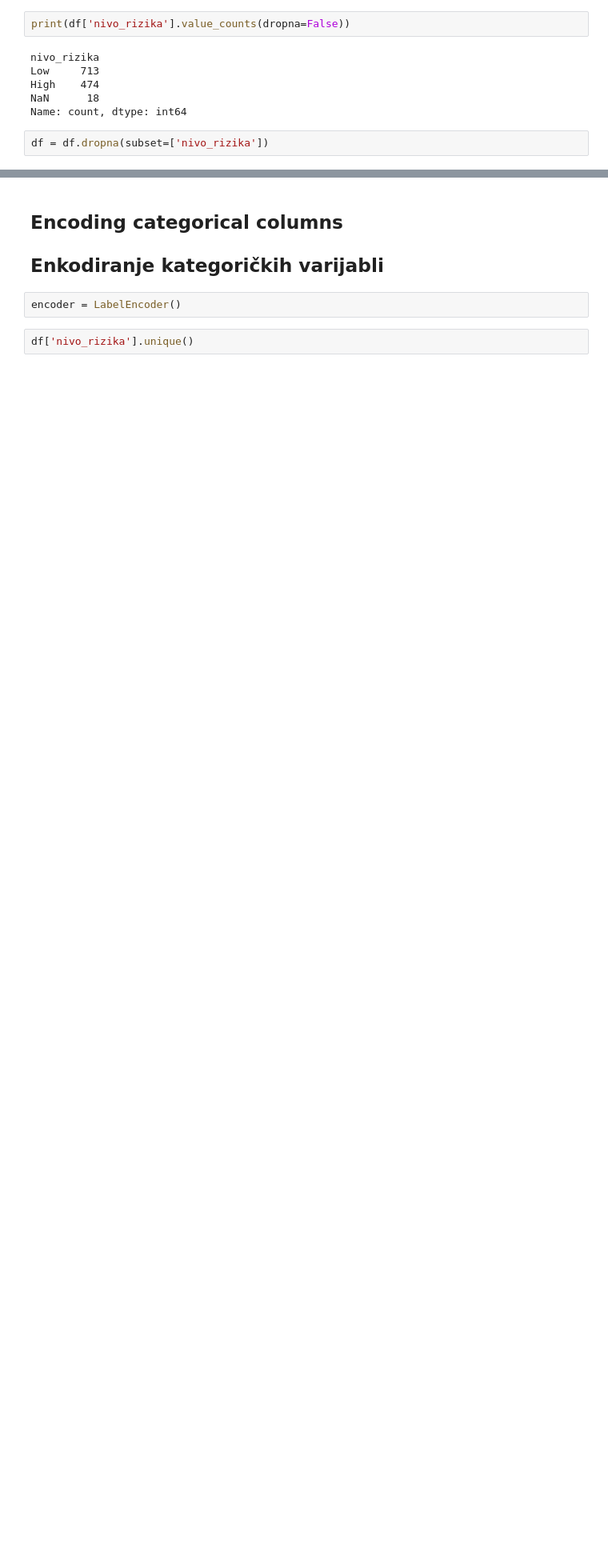
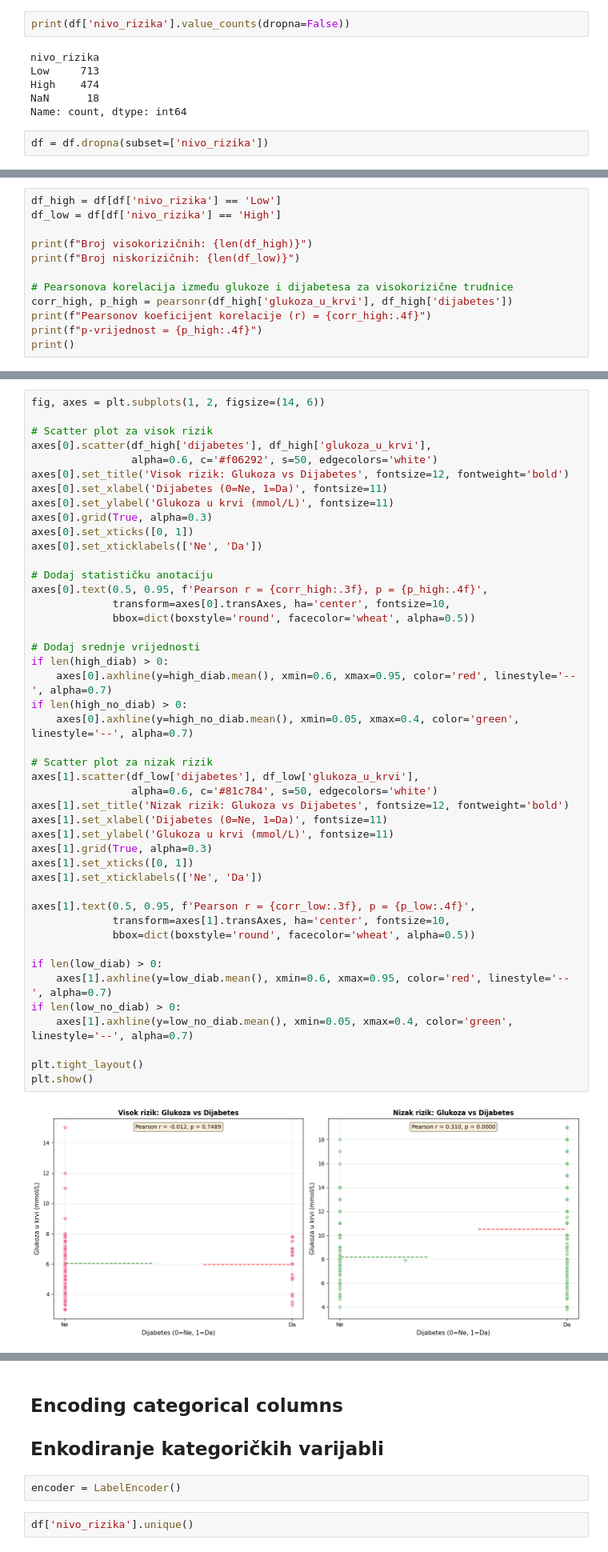
Before and after one commit to a-gcvc/Gestatix, a Jupyter notebook: backend/notebooks/analysisSet1.ipynb, the cells around one changed output, grey strips where cells are left out. Shown at 80% size. Saved outputs shown, nothing was run; the diff lists cells and outputs as text; blank space fills up the shorter version.

```diff
--- a/backend/notebooks/analysisSet1.ipynb
+++ b/backend/notebooks/analysisSet1.ipynb
@@ -241,0 +247,12 @@ df = df.dropna(subset=['nivo_rizika'])
+# %%
+df_high = df[df['nivo_rizika'] == 'Low']
+df_low = df[df['nivo_rizika'] == 'High']
+
+print(f"Broj visokorizičnih: {len(df_high)}")
+print(f"Broj niskorizičnih: {len(df_low)}")
+
+# Pearsonova korelacija između glukoze i dijabetesa za visokorizične trudnice
+corr_high, p_high = pearsonr(df_high['glukoza_u_krvi'], df_high['dijabetes'])
+print(f"Pearsonov koeficijent korelacije (r) = {corr_high:.4f}")
+print(f"p-vrijednost = {p_high:.4f}")
+print()
@@ -241,0 +338,47 @@ df = df.dropna(subset=['nivo_rizika'])
+# %%
+fig, axes = plt.subplots(1, 2, figsize=(14, 6))
+
+# Scatter plot za visok rizik
+axes[0].scatter(df_high['dijabetes'], df_high['glukoza_u_krvi'],
+                alpha=0.6, c='#f06292', s=50, edgecolors='white')
+axes[0].set_title('Visok rizik: Glukoza vs Dijabetes', fontsize=12, fontweight='bold')
+axes[0].set_xlabel('Dijabetes (0=Ne, 1=Da)', fontsize=11)
+axes[0].set_ylabel('Glukoza u krvi (mmol/L)', fontsize=11)
+axes[0].grid(True, alpha=0.3)
+axes[0].set_xticks([0, 1])
+axes[0].set_xticklabels(['Ne', 'Da'])
+
+# Dodaj statističku anotaciju
+axes[0].text(0.5, 0.95, f'Pearson r = {corr_high:.3f}, p = {p_high:.4f}',
+             transform=axes[0].transAxes, ha='center', fontsize=10,
+             bbox=dict(boxstyle='round', facecolor='wheat', alpha=0.5))
+
+# Dodaj srednje vrijednosti
+if len(high_diab) > 0:
+    axes[0].axhline(y=high_diab.mean(), xmin=0.6, xmax=0.95, color='red', linestyle='--', alpha=0.7)
+if len(high_no_diab) > 0:
+    axes[0].axhline(y=high_no_diab.mean(), xmin=0.05, xmax=0.4, color='green', linestyle='--', alpha=0.7)
+
+# Scatter plot za nizak rizik
+axes[1].scatter(df_low['dijabetes'], df_low['glukoza_u_krvi'],
+                alpha=0.6, c='#81c784', s=50, edgecolors='white')
+axes[1].set_title('Nizak rizik: Glukoza vs Dijabetes', fontsize=12, fontweight='bold')
+axes[1].set_xlabel('Dijabetes (0=Ne, 1=Da)', fontsize=11)
+axes[1].set_ylabel('Glukoza u krvi (mmol/L)', fontsize=11)
+axes[1].grid(True, alpha=0.3)
+axes[1].set_xticks([0, 1])
+axes[1].set_xticklabels(['Ne', 'Da'])
+
+axes[1].text(0.5, 0.95, f'Pearson r = {corr_low:.3f}, p = {p_low:.4f}',
+             transform=axes[1].transAxes, ha='center', fontsize=10,
+             bbox=dict(boxstyle='round', facecolor='wheat', alpha=0.5))
+
+if len(low_diab) > 0:
+    axes[1].axhline(y=low_diab.mean(), xmin=0.6, xmax=0.95, color='red', linestyle='--', alpha=0.7)
+if len(low_no_diab) > 0:
+    axes[1].axhline(y=low_no_diab.mean(), xmin=0.05, xmax=0.4, color='green', linestyle='--', alpha=0.7)
+
+plt.tight_layout()
+plt.show()
+# %% [output]
+[figure, added]
```
Also changed, not shown: parts of 9 cells of this notebook, 4 other files.
